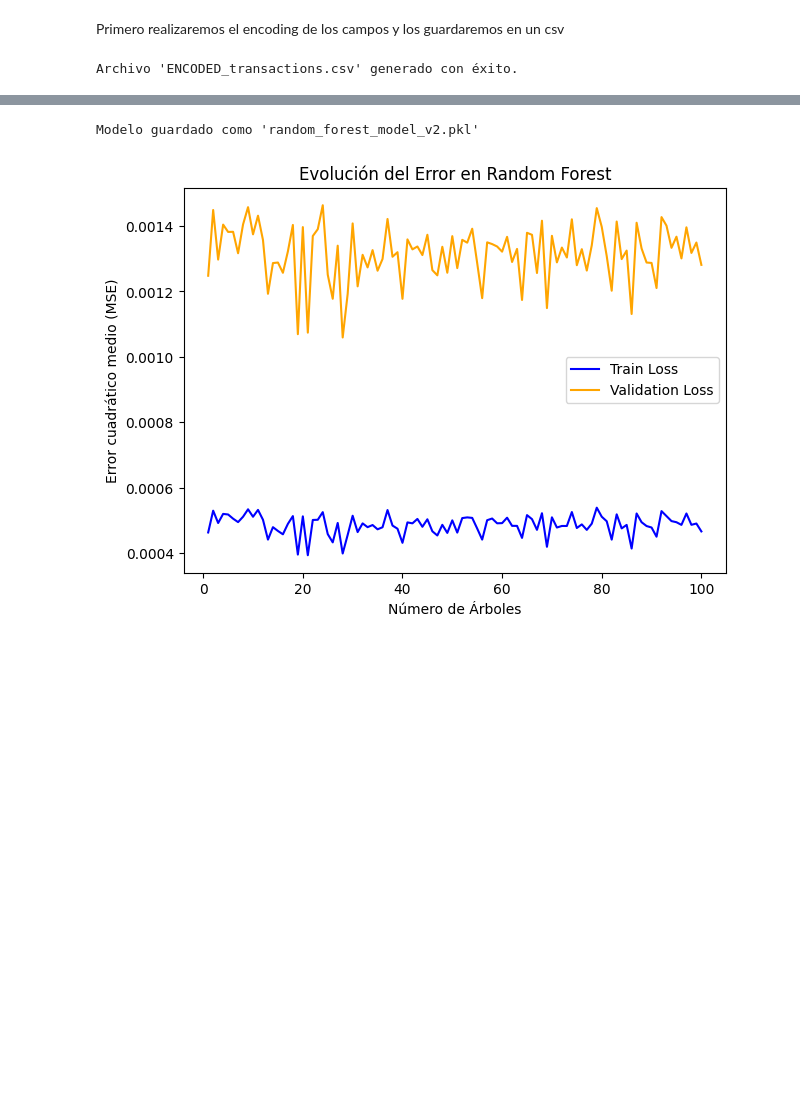
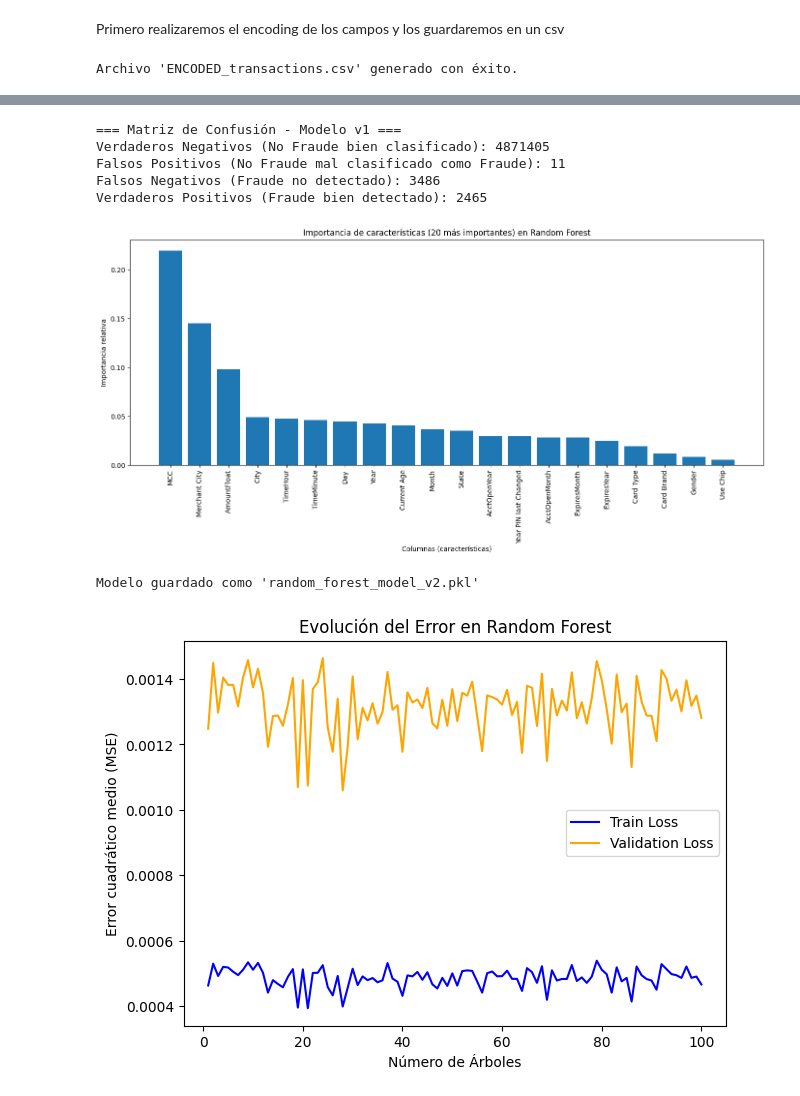
Before and after one commit to RicardoMollinedo/tfm-finantial-fraud, a Jupyter notebook: tfm_RicardoMollinedo.ipynb, the cells around one changed output, grey strips where cells are left out. Cells and saved outputs as stored; diff of their text form; code cells hidden in the pictures; blank space fills up the shorter version.

```diff
--- a/tfm_RicardoMollinedo.ipynb
+++ b/tfm_RicardoMollinedo.ipynb
@@ -1011,3 +981,46 @@ weighted avg       1.00      1.00      1.00   4877367
+# %%
+# Obtener predicciones con el modelo v1
+y_pred_v1 = random_forest_model.predict(X_test)
+
+# Calcular la matriz de confusión
+cm_v1 = confusion_matrix(y_test, y_pred_v1)
+
+# Extraer los valores individuales
+tn_v1, fp_v1, fn_v1, tp_v1 = cm_v1.ravel()
+
+# Mostrar la matriz en español
+print("=== Matriz de Confusión - Modelo v1 ===")
+print(f"Verdaderos Negativos (No Fraude bien clasificado): {tn_v1}")
+print(f"Falsos Positivos (No Fraude mal clasificado como Fraude): {fp_v1}")
+print(f"Falsos Negativos (Fraude no detectado): {fn_v1}")
+print(f"Verdaderos Positivos (Fraude bien detectado): {tp_v1}")
+# %% [output]
+=== Matriz de Confusión - Modelo v1 ===
+Verdaderos Negativos (No Fraude bien clasificado): 4871405
+Falsos Positivos (No Fraude mal clasificado como Fraude): 11
+Falsos Negativos (Fraude no detectado): 3486
+Verdaderos Positivos (Fraude bien detectado): 2465
+# %%
+# Obtener importancia de las características
+importances = random_forest_model.feature_importances_
+
+# Obtener nombres de columnas
+feature_names = X_train.columns
+
+# Ordenar por importancia
+indices = np.argsort(importances)[::-1]
+
+# Gráfica de barras con las 20 características más importantes
+plt.figure(figsize=(14, 7))
+plt.title("Importancia de características (20 más importantes) en Random Forest")
+plt.bar(range(20), importances[indices[:20]], align="center")
+plt.xticks(range(20), [feature_names[i] for i in indices[:20]], rotation=90)
+plt.xlabel("Columnas (características)")
+plt.ylabel("Importancia relativa")
+plt.tight_layout()
+plt.show()
+# %% [output]
+[figure, added]
 # %%
 # Guardar el modelo Random Forest completo
 joblib.dump(random_forest_model, 'random_forest_model_v2.pkl')
```
Also changed, not shown: parts of 58 cells of this notebook.
